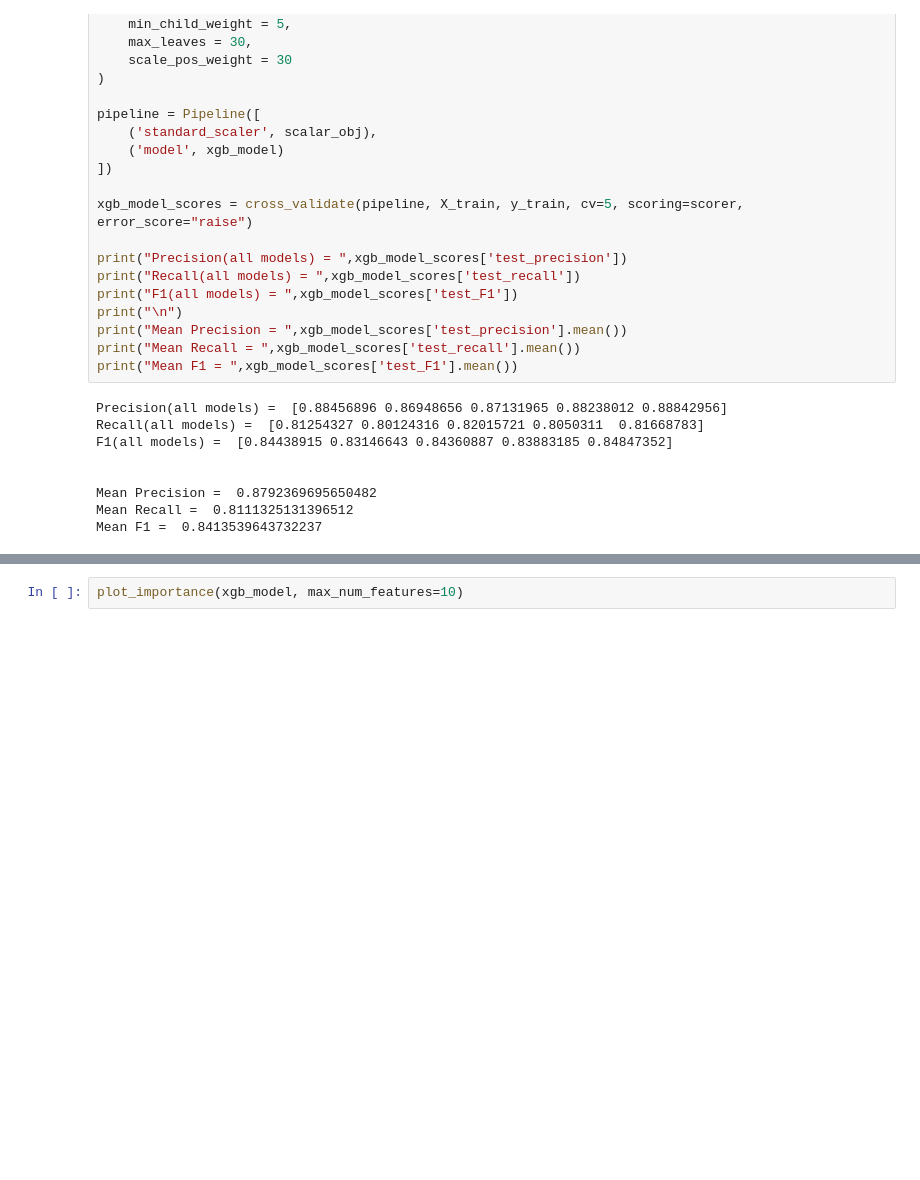
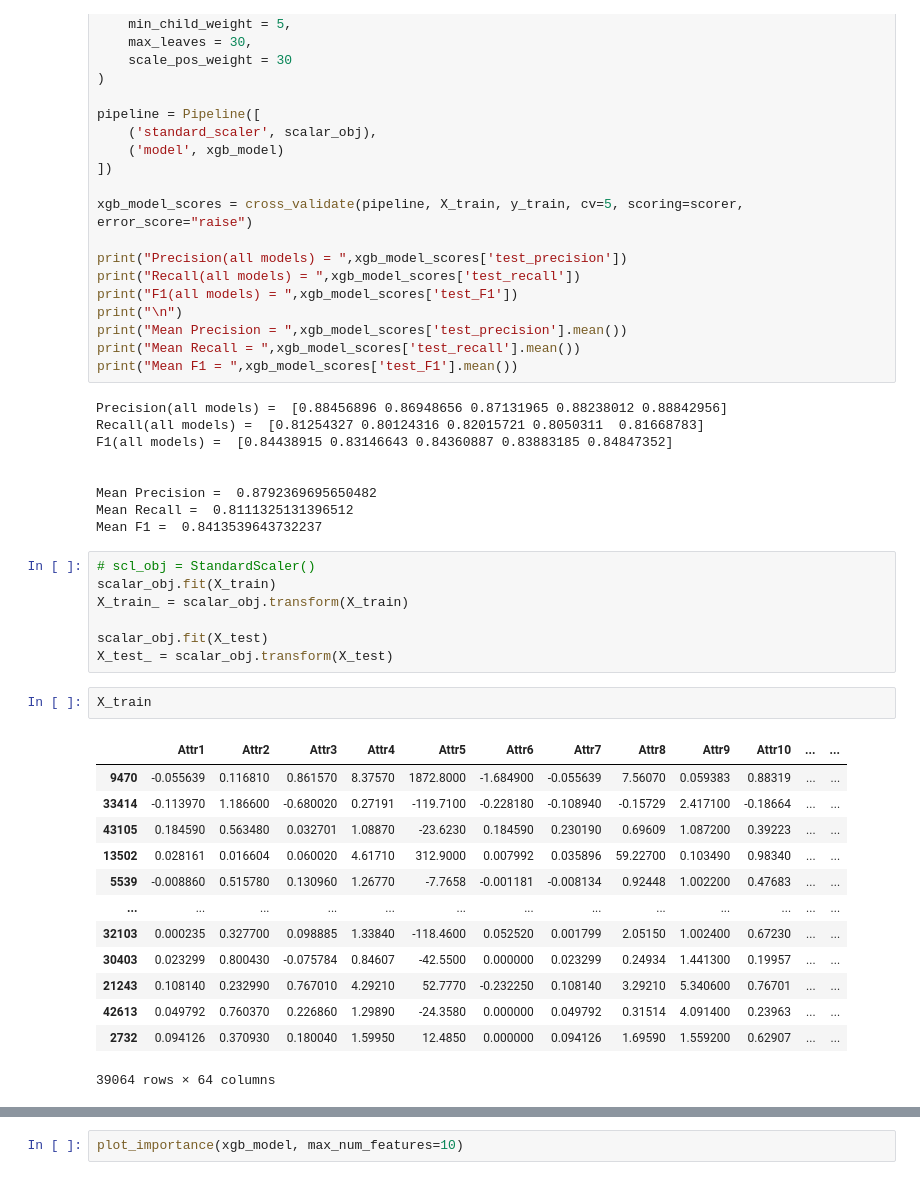
Before and after one commit to JosephLazarus/QTW, a Jupyter notebook: Case Study 4/CaseStudy4_Final.ipynb, the cells around one changed output, grey strips where cells are left out. Saved outputs shown, nothing was run; the diff lists cells and outputs as text; blank space fills up the shorter version.

Commit message:
weird scaler observed

```diff
--- a/Case Study 4/CaseStudy4_Final.ipynb
+++ b/Case Study 4/CaseStudy4_Final.ipynb
@@ -423,3 +466,26 @@ F1(all models) =  [0.84438915 0.83146643 0.84360887 0.83883185 0.84847352]
 Mean Precision =  0.8792369695650482
 Mean Recall =  0.8111325131396512
 Mean F1 =  0.8413539643732237
+# %%
+# scl_obj = StandardScaler()
+scalar_obj.fit(X_train)
+X_train_ = scalar_obj.transform(X_train)
+
+scalar_obj.fit(X_test)
+X_test_ = scalar_obj.transform(X_test)
+# %%
+X_train
+# %% [output]
+|  | Attr1 | Attr2 | Attr3 | Attr4 | Attr5 | Attr6 | Attr7 | Attr8 | Attr9 | Attr10 | ... | ... |
+| 9470 | -0.055639 | 0.116810 | 0.861570 | 8.37570 | 1872.8000 | -1.684900 | -0.055639 | 7.56070 | 0.059383 | 0.88319 | ... | ... |
+| 33414 | -0.113970 | 1.186600 | -0.680020 | 0.27191 | -119.7100 | -0.228180 | -0.108940 | -0.15729 | 2.417100 | -0.18664 | ... | ... |
+| 43105 | 0.184590 | 0.563480 | 0.032701 | 1.08870 | -23.6230 | 0.184590 | 0.230190 | 0.69609 | 1.087200 | 0.39223 | ... | ... |
+| 13502 | 0.028161 | 0.016604 | 0.060020 | 4.61710 | 312.9000 | 0.007992 | 0.035896 | 59.22700 | 0.103490 | 0.98340 | ... | ... |
+| 5539 | -0.008860 | 0.515780 | 0.130960 | 1.26770 | -7.7658 | -0.001181 | -0.008134 | 0.92448 | 1.002200 | 0.47683 | ... | ... |
+| ... | ... | ... | ... | ... | ... | ... | ... | ... | ... | ... | ... | ... |
+| 32103 | 0.000235 | 0.327700 | 0.098885 | 1.33840 | -118.4600 | 0.052520 | 0.001799 | 2.05150 | 1.002400 | 0.67230 | ... | ... |
+| 30403 | 0.023299 | 0.800430 | -0.075784 | 0.84607 | -42.5500 | 0.000000 | 0.023299 | 0.24934 | 1.441300 | 0.19957 | ... | ... |
+| 21243 | 0.108140 | 0.232990 | 0.767010 | 4.29210 | 52.7770 | -0.232250 | 0.108140 | 3.29210 | 5.340600 | 0.76701 | ... | ... |
+| 42613 | 0.049792 | 0.760370 | 0.226860 | 1.29890 | -24.3580 | 0.000000 | 0.049792 | 0.31514 | 4.091400 | 0.23963 | ... | ... |
+| 2732 | 0.094126 | 0.370930 | 0.180040 | 1.59950 | 12.4850 | 0.000000 | 0.094126 | 1.69590 | 1.559200 | 0.62907 | ... | ... |
+39064 rows × 64 columns
```
Also changed, not shown: parts of 4 cells of this notebook.
